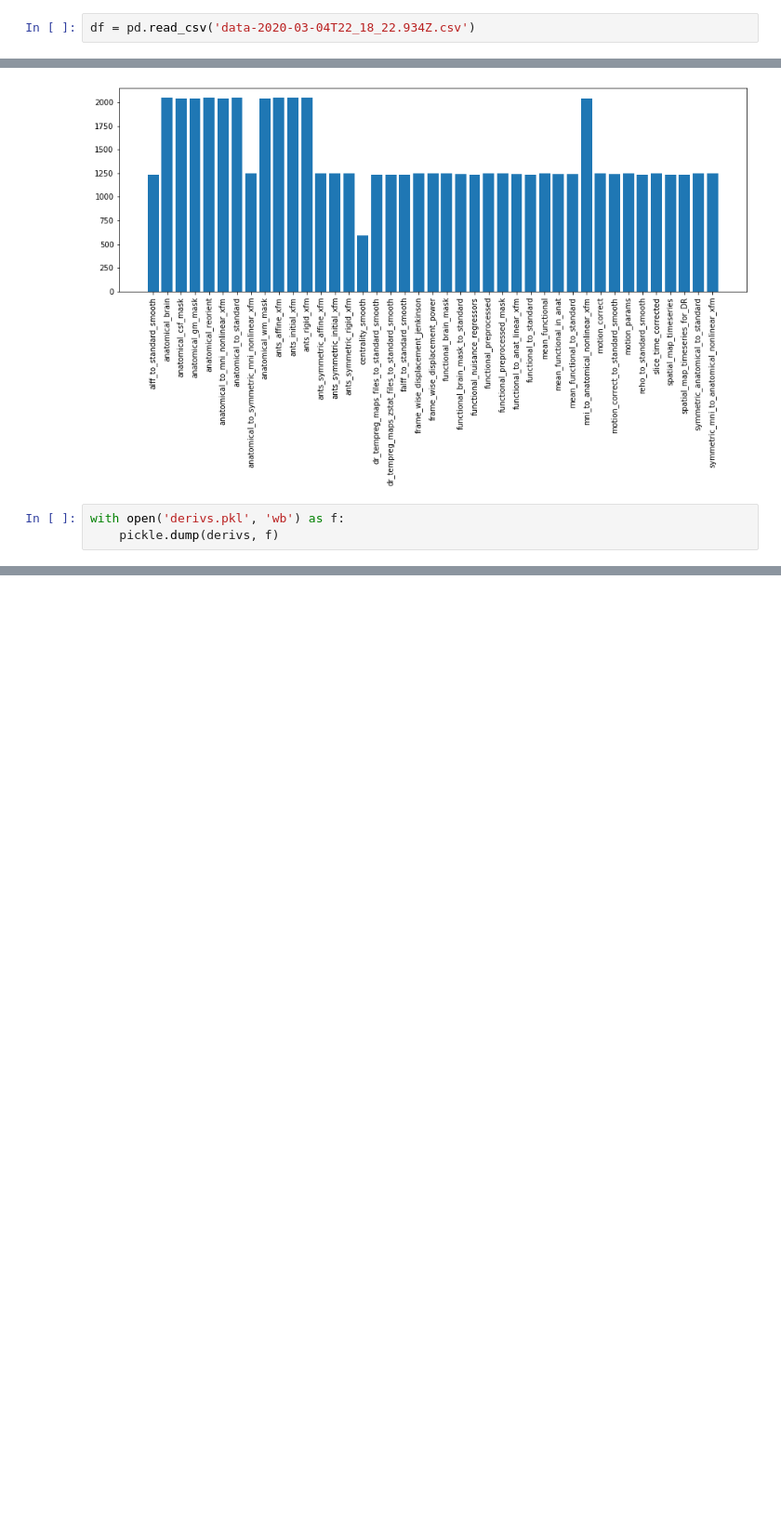
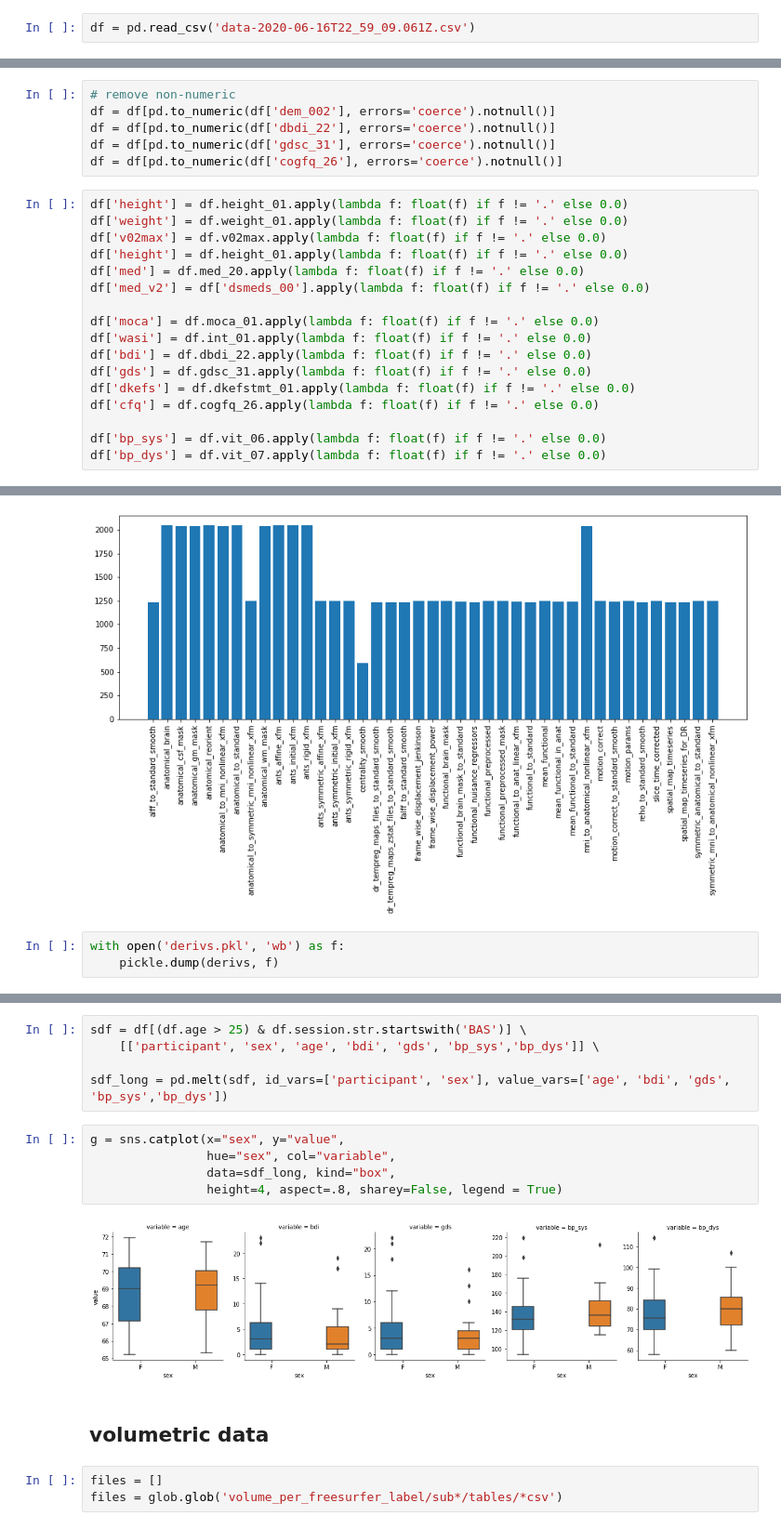
Before and after one commit to tbweng/rocklandsample-summary, a Jupyter notebook: stats.ipynb, the cells around one changed output, grey strips where cells are left out. Shown at 93% size. Drawn from its saved outputs; the diff is of its cells as text; blank space fills up the shorter version.

```diff
--- a/stats.ipynb
+++ b/stats.ipynb
@@ -30,7 +21,7 @@ def get_all_s3_keys(**kwargs):
             break
     return keys
 # %%
-df = pd.read_csv('data-2020-03-04T22_18_22.934Z.csv')
+df = pd.read_csv('data-2020-06-16T22_59_09.061Z.csv')
 # %%
 def convert(c, d):
     def cc(v):
@@ -51,3 +38,26 @@ df['v02max'] = df.v02max.apply(lambda f: float(f) if f != '.' else 0.0)
+# %%
+# remove non-numeric
+df = df[pd.to_numeric(df['dem_002'], errors='coerce').notnull()]
+df = df[pd.to_numeric(df['dbdi_22'], errors='coerce').notnull()]
+df = df[pd.to_numeric(df['gdsc_31'], errors='coerce').notnull()]
+df = df[pd.to_numeric(df['cogfq_26'], errors='coerce').notnull()]
+# %%
+df['height'] = df.height_01.apply(lambda f: float(f) if f != '.' else 0.0)
+df['weight'] = df.weight_01.apply(lambda f: float(f) if f != '.' else 0.0)
+df['v02max'] = df.v02max.apply(lambda f: float(f) if f != '.' else 0.0)
+df['height'] = df.height_01.apply(lambda f: float(f) if f != '.' else 0.0)
+df['med'] = df.med_20.apply(lambda f: float(f) if f != '.' else 0.0)
+df['med_v2'] = df['dsmeds_00'].apply(lambda f: float(f) if f != '.' else 0.0)
+
+df['moca'] = df.moca_01.apply(lambda f: float(f) if f != '.' else 0.0)
+df['wasi'] = df.int_01.apply(lambda f: float(f) if f != '.' else 0.0)
+df['bdi'] = df.dbdi_22.apply(lambda f: float(f) if f != '.' else 0.0)
+df['gds'] = df.gdsc_31.apply(lambda f: float(f) if f != '.' else 0.0)
+df['dkefs'] = df.dkefstmt_01.apply(lambda f: float(f) if f != '.' else 0.0)
+df['cfq'] = df.cogfq_26.apply(lambda f: float(f) if f != '.' else 0.0)
+
+df['bp_sys'] = df.vit_06.apply(lambda f: float(f) if f != '.' else 0.0)
+df['bp_dys'] = df.vit_07.apply(lambda f: float(f) if f != '.' else 0.0)
 # %%
 s3 = boto3.client('s3')
 # %%
@@ -261,0 +447,17 @@ with open('derivs.pkl', 'wb') as f:
+# %%
+sdf = df[(df.age > 25) & df.session.str.startswith('BAS')] \
+    [['participant', 'sex', 'age', 'bdi', 'gds', 'bp_sys','bp_dys']] \
+
+sdf_long = pd.melt(sdf, id_vars=['participant', 'sex'], value_vars=['age', 'bdi', 'gds', 'bp_sys','bp_dys'])
+# %%
+g = sns.catplot(x="sex", y="value",
+                hue="sex", col="variable",
+                data=sdf_long, kind="box",
+                height=4, aspect=.8, sharey=False, legend = True)
+# %% [output]
+[figure, added]
+# %% [markdown]
+## volumetric data
+# %%
+files = []
+files = glob.glob('volume_per_freesurfer_label/sub*/tables/*csv')
```
Also changed, not shown: parts of 18 cells of this notebook.
